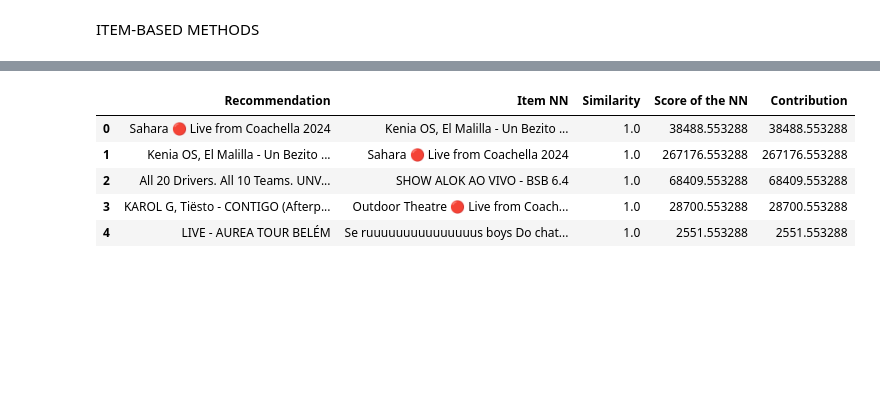
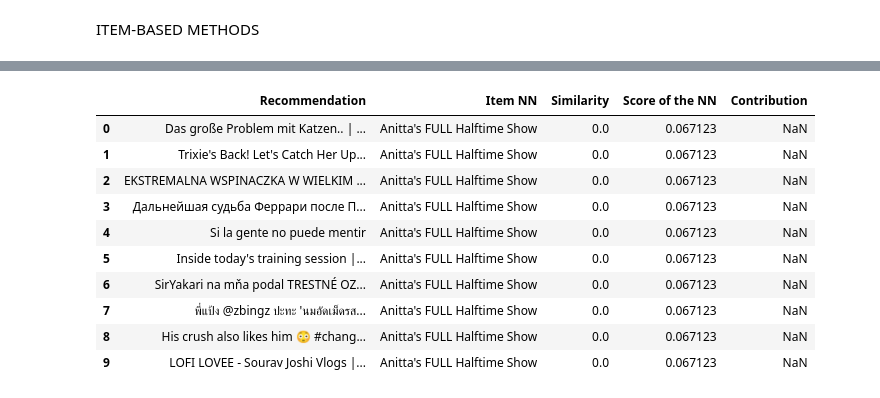
Before and after one commit to adrianarodriguezrodriguez/youtube, a Jupyter notebook: spark.ipynb, the cells around one changed output, grey strips where cells are left out. Cells and saved outputs as stored; diff of their text form; code cells hidden in the pictures; blank space fills up the shorter version.

Commit message:
channel based cornac

```diff
--- a/spark.ipynb
+++ b/spark.ipynb
@@ -636,45 +691,53 @@ for i in range(TOPK):
 # %%
 from collections import defaultdict
-import numpy as np
-import pandas as pd
 
-# Usuario simulado
-UIDX = 0
-TOPK = 5
+TOPK = 10
 
-# Obtener matriz de puntuaciones y similitudes
-rating_mat = iknn_adjusted.train_set.matrix
-score_arr = iknn_adjusted.ui_mat[UIDX].A.ravel()
-rated_items = np.nonzero(rating_mat[UIDX])[1]  # Ítems que ya ha valorado
+# Verificar si el canal está en el modelo
+if canal_elegido not in iknn_pearson_mc.train_set.uid_map:
+    print(f"❌ El canal '{canal_elegido}' no está en el conjunto de entrenamiento.")
+else:
+    # Obtener índice interno
+    UIDX = iknn_pearson_mc.train_set.uid_map[canal_elegido]
 
-# Preparar estructura de datos
-df = defaultdict(list)
+    # Matrices de puntuaciones y similitudes
+    rating_mat = iknn_pearson_mc.train_set.matrix
+    score_arr = iknn_pearson_mc.ui_mat[UIDX].A.ravel()
+    rated_items = np.nonzero(rating_mat[UIDX])[1]  # vídeos que ya ha "visto" ese canal
 
-# Analizar cada recomendación
-for rec in recommendations[:TOPK]:
-    sim_arr = iknn_adjusted.sim_mat[rec].A.ravel()  # Similitudes del ítem recomendado
-    nearest_neighbor = rated_items[np.argsort(sim_arr[rated_items])[-1]]  # El más similar ya visto
-    sim = sim_arr[nearest_neighbor]
-    score = score_arr[nearest_neighbor]
+    # Estructura para guardar resultados
+    df = defaultdict(list)
 
-    # Recuperar nombres
-    item_name = cornac_data[cornac_data["item"] == iknn_adjusted.train_set.item_ids[rec]]["item"].values[0]
-    nn_name = cornac_data[cornac_data["item"] == iknn_adjusted.train_set.item_ids[nearest_neighbor]]["item"].values[0]
+    # Para cada ítem recomendado
+    for rec in recommendations[:TOPK]:
+        sim_arr = iknn_pearson_mc.sim_mat[rec].A.ravel()
+        nearest_neighbor = rated_items[np.argsort(sim_arr[rated_items])[-1]]
+        sim = sim_arr[nearest_neighbor]
+        score = score_arr[nearest_neighbor]
 
-    # Guardar datos
-    df["Recommendation"].append(item_name)
-    df["Item NN"].append(nn_name)
-    df["Similarity"].append(sim)
-    df["Score of the NN"].append(score)
-    df["Contribution"].append((score * sim) / np.abs(sim))
+        # Obtener nombres reales
+        item_name = iknn_pearson_mc.train_set.item_ids[rec]
+        nn_name = iknn_pearson_mc.train_set.item_ids[nearest_neighbor]
 
-# Crear DataFrame bonito
-rec_df = pd.DataFrame.from_dict(df)
-display(rec_df)
+        # Guardar en el diccionario
+        df["Recommendation"].append(item_name)
+        df["Item NN"].append(nn_name)
+        df["Similarity"].append(sim)
+        df["Score of the NN"].append(score)
+        df["Contribution"].append((score * sim) / np.abs(sim))
+
+    # Crear y mostrar el DataFrame
+    rec_df = pd.DataFrame.from_dict(df)
+    display(rec_df)
 # %% [output]
 |  | Recommendation | Item NN | Similarity | Score of the NN | Contribution |
-| 0 | Sahara 🔴 Live from Coachella 2024 | Kenia OS, El Malilla - Un Bezito ... | 1.0 | 38488.553288 | 38488.553288 |
-| 1 | Kenia OS, El Malilla - Un Bezito ... | Sahara 🔴 Live from Coachella 2024 | 1.0 | 267176.553288 | 267176.553288 |
-| 2 | All 20 Drivers. All 10 Teams. UNV... | SHOW ALOK AO VIVO - BSB 6.4 | 1.0 | 68409.553288 | 68409.553288 |
-| 3 | KAROL G, Tiësto - CONTIGO (Afterp... | Outdoor Theatre 🔴 Live from Coach... | 1.0 | 28700.553288 | 28700.553288 |
-| 4 | LIVE - AUREA TOUR BELÉM | Se ruuuuuuuuuuuuuuus boys Do chat... | 1.0 | 2551.553288 | 2551.553288 |
+| 0 | Das große Problem mit Katzen.. | ... | Anitta's FULL Halftime Show | 0.0 | 0.067123 | NaN |
+| 1 | Trixie's Back! Let's Catch Her Up... | Anitta's FULL Halftime Show | 0.0 | 0.067123 | NaN |
+| 2 | EKSTREMALNA WSPINACZKA W WIELKIM ... | Anitta's FULL Halftime Show | 0.0 | 0.067123 | NaN |
+| 3 | Дальнейшая судьба Феррари после П... | Anitta's FULL Halftime Show | 0.0 | 0.067123 | NaN |
+| 4 | Si la gente no puede mentir | Anitta's FULL Halftime Show | 0.0 | 0.067123 | NaN |
+| 5 | Inside today's training session |... | Anitta's FULL Halftime Show | 0.0 | 0.067123 | NaN |
+| 6 | SirYakari na mňa podal TRESTNÉ OZ... | Anitta's FULL Halftime Show | 0.0 | 0.067123 | NaN |
+| 7 | พี่แป้ง @zbingz ปะทะ 'นมอัดเม็ดรส... | Anitta's FULL Halftime Show | 0.0 | 0.067123 | NaN |
+| 8 | His crush also likes him 😳 #chang... | Anitta's FULL Halftime Show | 0.0 | 0.067123 | NaN |
+| 9 | LOFI LOVEE - Sourav Joshi Vlogs |... | Anitta's FULL Halftime Show | 0.0 | 0.067123 | NaN |
```
Also changed, not shown: parts of 9 cells of this notebook, 8 other files.
